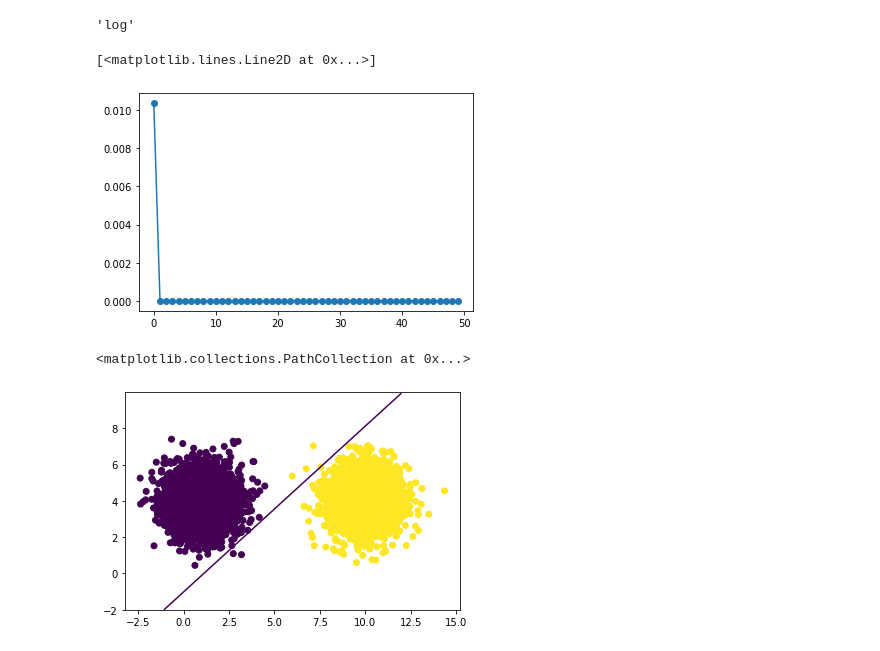
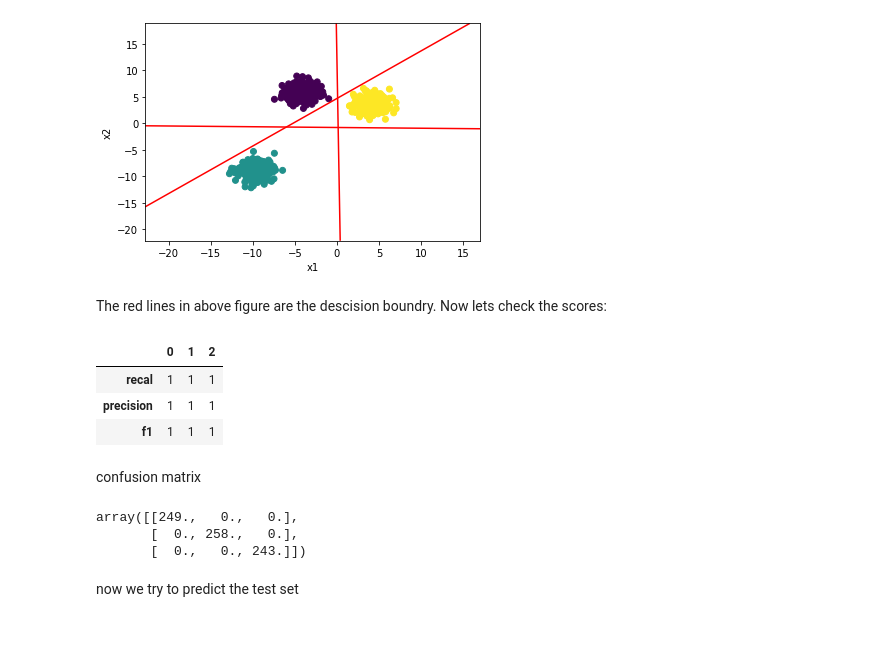
Before and after one commit to Ali-Setareh/MLP-Assignments, a Jupyter notebook: HW2/HW.ipynb, the cells around one changed output. Cells and saved outputs as stored; diff of their text form; code cells hidden in the pictures.

```diff
--- a/HW2/HW.ipynb
+++ b/HW2/HW.ipynb
@@ -3,8 +5,3 @@ import numpy as np
 import pandas as pd
 import matplotlib.pyplot as plt
 import seaborn as sns
-# %%
-def f(x)
-# %%
-x=np.linspace(-5,5,100)
-plt.plot(x,LogisticRegrasion.sigmoid(x))
@@ -211,0 +306,4 @@ NameError: name 'self' is not defined
+# %%
+clf=Ali_classifier('log','MBGD',0.0001)
+clf.split_train_test(X,Y)
+clf.fit(clf.X_train,clf.Y_train)
@@ -211,0 +328,35 @@ NameError: name 'self' is not defined
+# %%
+delta=0.1
+#w1=clf1.coef_
+#w2=clf_1.w_fit
+off_set=10
+w=clf.w_fit
+x = np.arange(min(X[:,0])-off_set,max(X[:,0])+off_set, delta)
+y = np.arange(min(X[:,1])-off_set, max(X[:,1])+off_set, delta)
+X1, Y1 = np.meshgrid(x, y)
+ll=len(set(Y))
+if ll==2:
+    ll=1
+for i in range(ll):
+    #if i==4:
+    #Z1=w[0,i]+w[1,i]*X1+w[2,i]*Y1+w[3,i]*X1**2+w[4,i]*X1*Y1+w[5,i]*Y1**2
+    #Z1=w[0,i]+w[1,i]*X1+w[2,i]*Y1+w[3,i]*X1**2+w[4,i]*Y1**2
+    #Z2=w2[1,i]*X1+w2[2,i]*Y1+w2[0,i]
+    #plt.contour(X1,Y1,Z2,[0],colors='g')
+    #Z1=clf1.intercept_[i]+w1[i,0]*X1+w1[i,1]*Y1+w1[i,2]*X1**2+w1[i,3]*X1*Y1+w1[i,4]*Y1**2
+    #Z1=w[0,i]+w[1,i]*X1+w[2,i]*Y1+w[3,i]*X1**2+w[4,i]*X1*Y1+w[5,i]*Y1**2
+    Z1=w[0,i]+w[1,i]*X1+w[2,i]*Y1
+    plt.contour(X1,Y1,Z1,[0],colors='r')
+    #plt.contour(X1,Y1,Z1,[0],colors='g')
+#Z1=w1[0,0]*X1+w1[0,1]*Y1+clf1.intercept_
+#Z1=clf1.intercept_[0]+w1[0,0]*X1+w1[0,1]*Y1+w1[0,2]*X1**2+w1[0,3]*X1*Y1+w1[0,4]*Y1**2
+#plt.contour(X1,Y1,Z1,[0],colors='g')
+
+plt.scatter(*X.T, c=Y)
+plt.xlabel('x1')
+plt.ylabel('x2')
+plt.show()
+# %% [output]
+[figure, added]
+# %% [markdown]
+The red lines in above figure are the descision boundry. Now lets check the scores:
@@ -212,20 +365,17 @@ NameError: name 'self' is not defined
 # %%
-clf.loss_function
+clf.score_table
 # %% [output]
-'log'
+|  | 0 | 1 | 2 |
+| recal | 1 | 1 | 1 |
+| precision | 1 | 1 | 1 |
+| f1 | 1 | 1 | 1 |
-# %%
-plt.plot(clf.cost,'-o')
-# %% [output]
-[<matplotlib.lines.Line2D at 0x...>]
-[figure, removed]
-# %%
-delta=0.02
-x = np.arange(-2, 12, delta)
-y = np.arange(-2, 10, delta)
-X1, Y1 = np.meshgrid(x, y)
-Z1 = clf.w_fit[0]*X1 +clf.w_fit[1]*Y1+clf.w_fit[2]
-plt.contour(X1,Y1,Z1,[0])
-plt.scatter(*X.T, c=Y)
-# %% [output]
-<matplotlib.collections.PathCollection at 0x...>
-[figure, removed]
+# %% [markdown]
+confusion matrix
+# %%
+clf.confusion_mat
+# %% [output]
+array([[249.,   0.,   0.],
+       [  0., 258.,   0.],
+       [  0.,   0., 243.]])
+# %% [markdown]
+now we try to predict the test set
```
Also changed, not shown: parts of 14 cells of this notebook.
